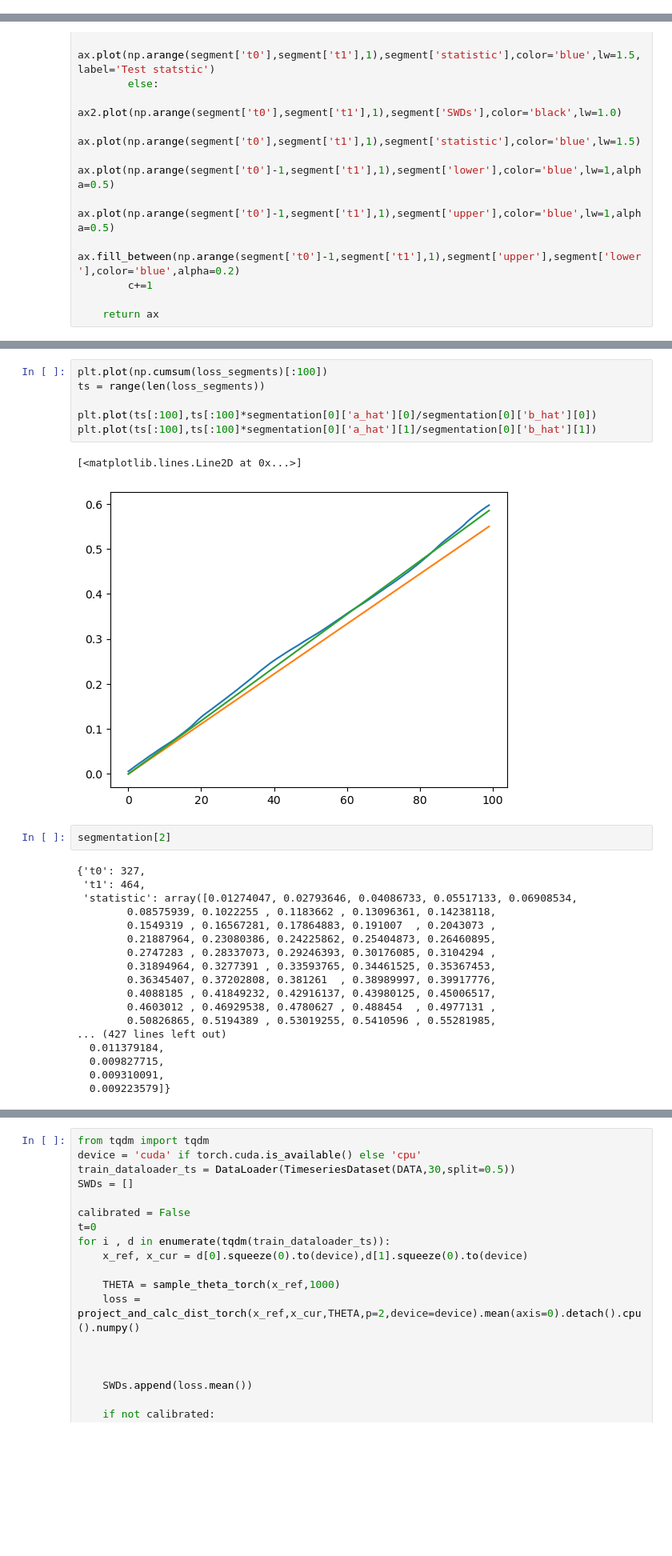
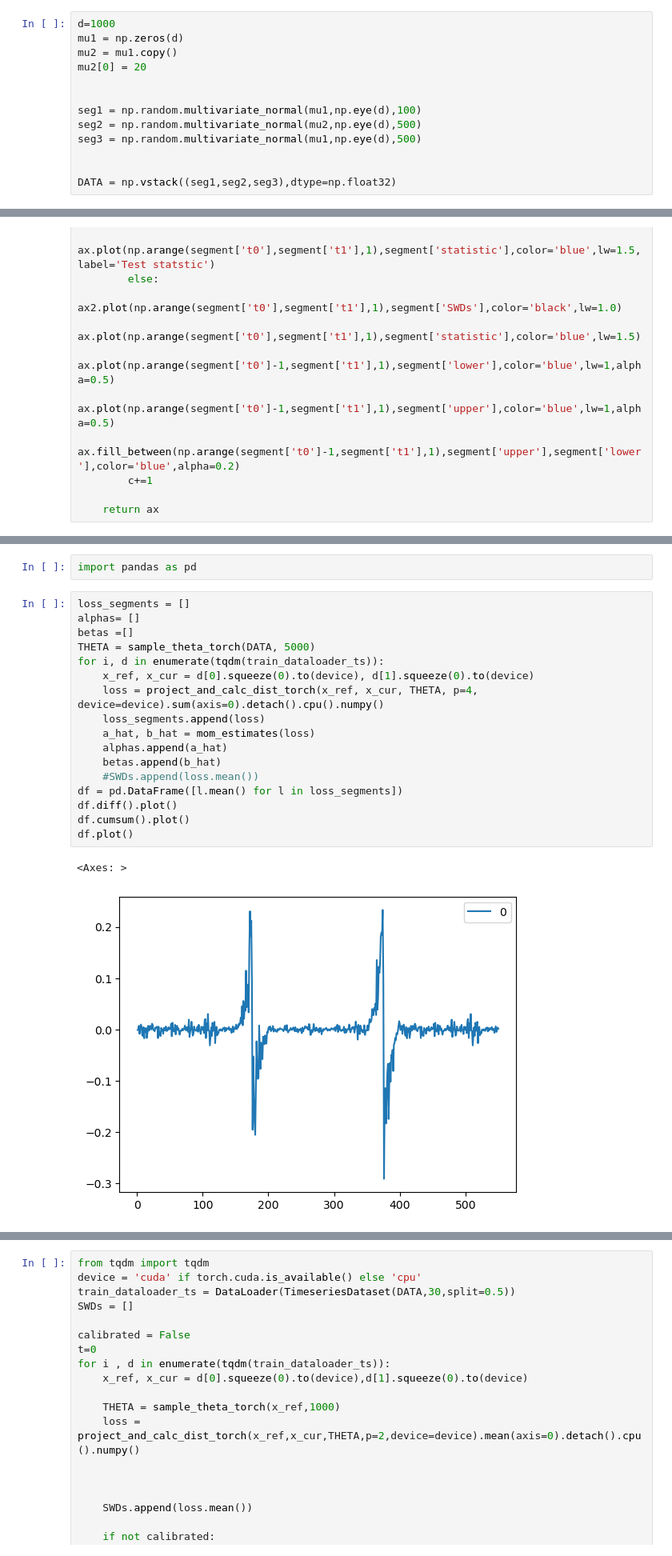
Before and after one commit to jsve96/SWDCPD, a Jupyter notebook: ChangeDetection/MNIST-detection.ipynb, the cells around one changed output, grey strips where cells are left out. Shown: that part at 80% size. Drawn from its saved outputs; the diff is of its cells as text; blank space fills up the shorter version.

```diff
--- a/ChangeDetection/MNIST-detection.ipynb
+++ b/ChangeDetection/MNIST-detection.ipynb
@@ -49,3 +41,16 @@ data_c1.shape
+# %%
+d=1000
+mu1 = np.zeros(d)
+mu2 = mu1.copy()
+mu2[0] = 20
+
+
+seg1 = np.random.multivariate_normal(mu1,np.eye(d),100)
+seg2 = np.random.multivariate_normal(mu2,np.eye(d),500)
+seg3 = np.random.multivariate_normal(mu1,np.eye(d),500)
+
+
+DATA = np.vstack((seg1,seg2,seg3),dtype=np.float32)
 # %%
 import pandas as pd
 
@@ -199,29 +162,22 @@ segmentation[1]
-# %%
-plt.plot(np.cumsum(loss_segments)[:100])
-ts = range(len(loss_segments))
-
-plt.plot(ts[:100],ts[:100]*segmentation[0]['a_hat'][0]/segmentation[0]['b_hat'][0])
-plt.plot(ts[:100],ts[:100]*segmentation[0]['a_hat'][1]/segmentation[0]['b_hat'][1])
-# %% [output]
-[<matplotlib.lines.Line2D at 0x...>]
-[figure, removed]
-# %%
-segmentation[2]
-# %% [output]
-{'t0': 327,
- 't1': 464,
- 'statistic': array([0.01274047, 0.02793646, 0.04086733, 0.05517133, 0.06908534,
-        0.08575939, 0.1022255 , 0.1183662 , 0.13096361, 0.14238118,
-        0.1549319 , 0.16567281, 0.17864883, 0.191007  , 0.2043073 ,
-        0.21887964, 0.23080386, 0.24225862, 0.25404873, 0.26460895,
-        0.2747283 , 0.28337073, 0.29246393, 0.30176085, 0.3104294 ,
-        0.31894964, 0.3277391 , 0.33593765, 0.34461525, 0.35367453,
-        0.36345407, 0.37202808, 0.381261  , 0.38989997, 0.39917776,
-        0.4088185 , 0.41849232, 0.42916137, 0.43980125, 0.45006517,
-        0.4603012 , 0.46929538, 0.4780627 , 0.488454  , 0.4977131 ,
-        0.50826865, 0.5194389 , 0.53019255, 0.5410596 , 0.55281985,
-... (427 lines left out)
-  0.011379184,
-  0.009827715,
-  0.009310091,
-  0.009223579]}
+# %%
+import pandas as pd
+# %%
+loss_segments = []
+alphas= []
+betas =[]
+THETA = sample_theta_torch(DATA, 5000)
+for i, d in enumerate(tqdm(train_dataloader_ts)):
+    x_ref, x_cur = d[0].squeeze(0).to(device), d[1].squeeze(0).to(device)
+    loss = project_and_calc_dist_torch(x_ref, x_cur, THETA, p=4, device=device).sum(axis=0).detach().cpu().numpy()
+    loss_segments.append(loss)
+    a_hat, b_hat = mom_estimates(loss)
+    alphas.append(a_hat)
+    betas.append(b_hat)
+    #SWDs.append(loss.mean())
+df = pd.DataFrame([l.mean() for l in loss_segments])
+df.diff().plot()
+df.cumsum().plot()
+df.plot()
+# %% [output]
+<Axes: >
+[figure, added]
```
Also changed, not shown: parts of 17 cells of this notebook.
